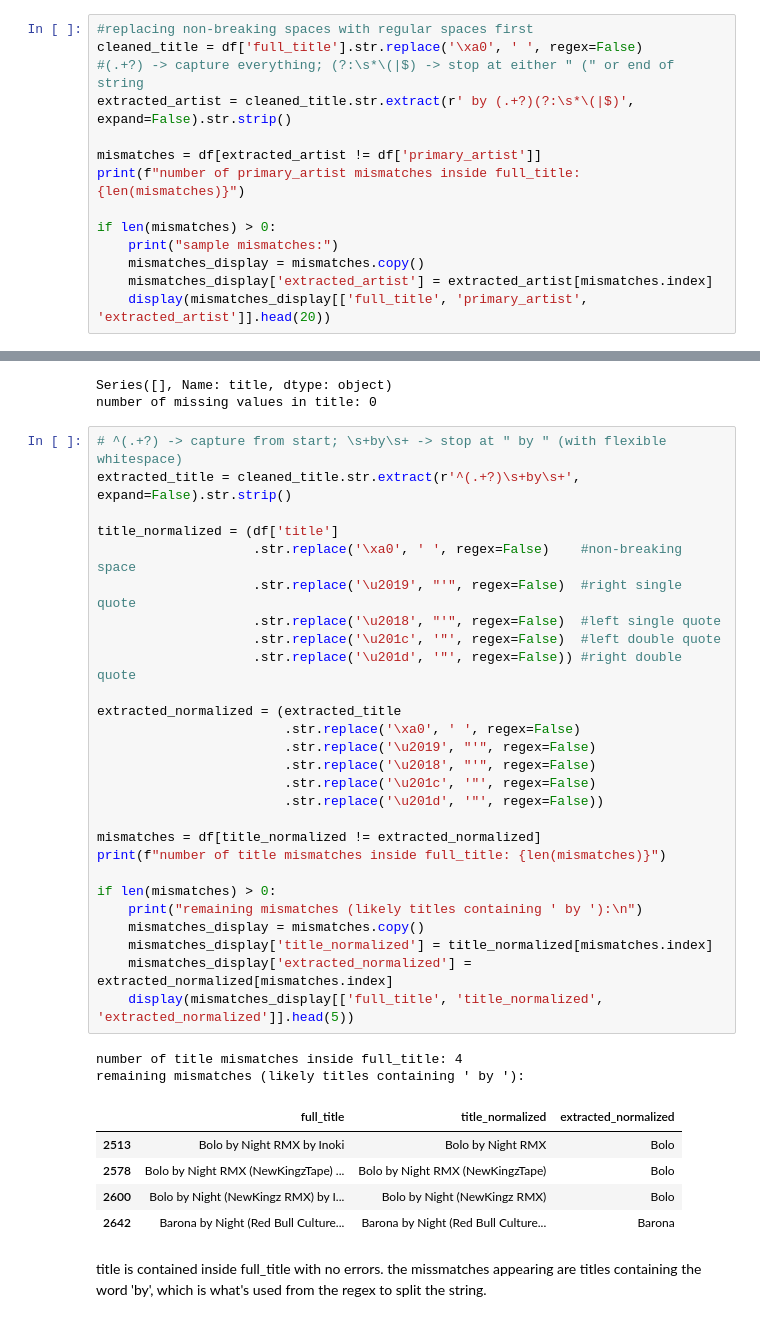
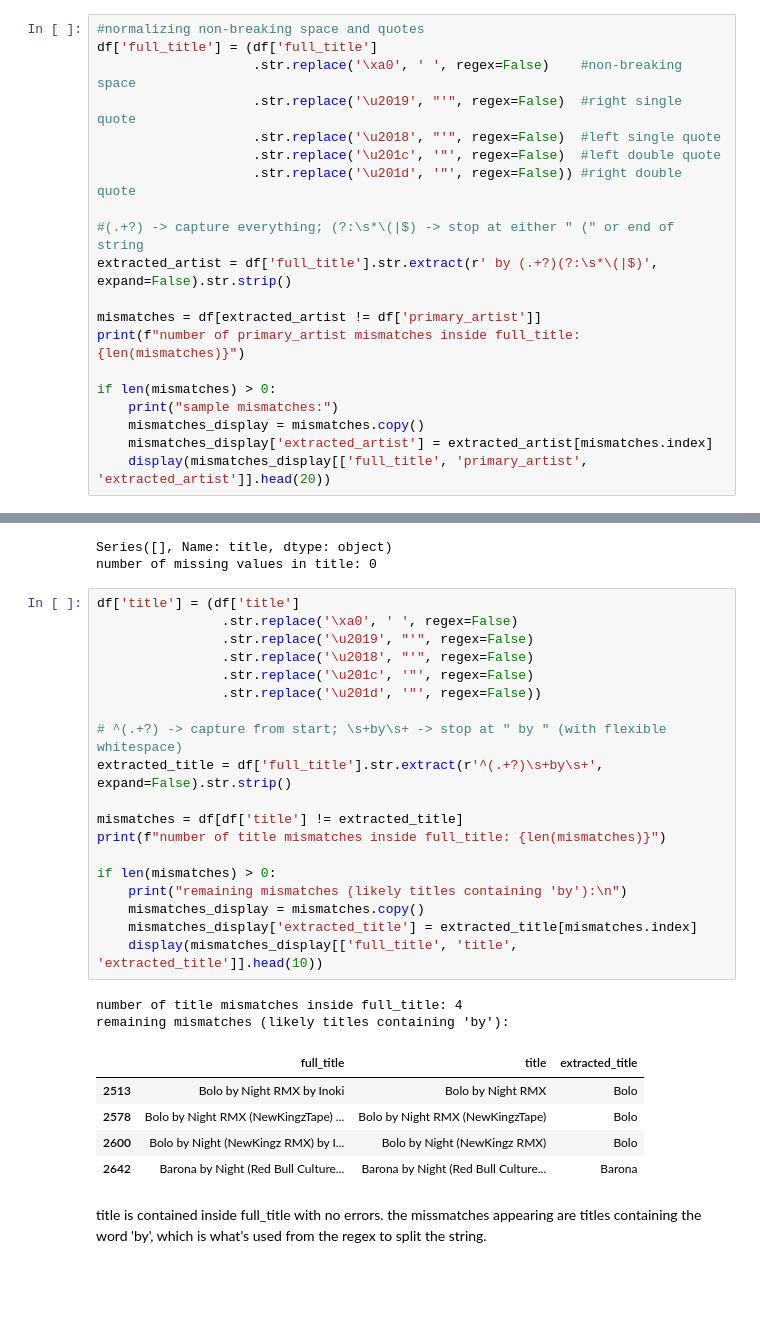
Before and after one commit to jaanisfehling/italian-rap-songs, a Jupyter notebook: data_understanding/tracks_analysis.ipynb, the cells around one changed output, grey strips where cells are left out. Drawn from its saved outputs; the diff is of its cells as text; blank space fills up the shorter version.

Commit message:
track_analysis - featured_artists, normalization now directly in the columns

```diff
--- a/data_understanding/tracks_analysis.ipynb
+++ b/data_understanding/tracks_analysis.ipynb
@@ -199,10 +199,16 @@ number of missing values in full_title: 0
 there are no missing full_title values in the dataset.
 all the full_titles are strings with the following format: "{title} by {primary_artist} (Ft. {name_artist_1}, {...}, {name_artist_n-1} & {name_artist_n})". let's check if name_artist is inside every full title
 # %%
-#replacing non-breaking spaces with regular spaces first
-cleaned_title = df['full_title'].str.replace('\xa0', ' ', regex=False)
+#normalizing non-breaking space and quotes
+df['full_title'] = (df['full_title']
+                    .str.replace('\xa0', ' ', regex=False)    #non-breaking space
+                    .str.replace('\u2019', "'", regex=False)  #right single quote
+                    .str.replace('\u2018', "'", regex=False)  #left single quote
+                    .str.replace('\u201c', '"', regex=False)  #left double quote
+                    .str.replace('\u201d', '"', regex=False)) #right double quote
+
 #(.+?) -> capture everything; (?:\s*\(|$) -> stop at either " (" or end of string
-extracted_artist = cleaned_title.str.extract(r' by (.+?)(?:\s*\(|$)', expand=False).str.strip()
+extracted_artist = df['full_title'].str.extract(r' by (.+?)(?:\s*\(|$)', expand=False).str.strip()
 
 mismatches = df[extracted_artist != df['primary_artist']]
 print(f"number of primary_artist mismatches inside full_title: {len(mismatches)}")
@@ -255,36 +261,28 @@ print(f"number of missing values in title: {len(nan_indexes)}")
 Series([], Name: title, dtype: object)
 number of missing values in title: 0
 # %%
+df['title'] = (df['title']
+                .str.replace('\xa0', ' ', regex=False)
+                .str.replace('\u2019', "'", regex=False)
+                .str.replace('\u2018', "'", regex=False)
+                .str.replace('\u201c', '"', regex=False)
+                .str.replace('\u201d', '"', regex=False))
+
 # ^(.+?) -> capture from start; \s+by\s+ -> stop at " by " (with flexible whitespace)
-extracted_title = cleaned_title.str.extract(r'^(.+?)\s+by\s+', expand=False).str.strip()
+extracted_title = df['full_title'].str.extract(r'^(.+?)\s+by\s+', expand=False).str.strip()
 
-title_normalized = (df['title']
-                    .str.replace('\xa0', ' ', regex=False)    #non-breaking space
-                    .str.replace('\u2019', "'", regex=False)  #right single quote
-                    .str.replace('\u2018', "'", regex=False)  #left single quote
-                    .str.replace('\u201c', '"', regex=False)  #left double quote
-                    .str.replace('\u201d', '"', regex=False)) #right double quote
-
-extracted_normalized = (extracted_title
-                        .str.replace('\xa0', ' ', regex=False)
-                        .str.replace('\u2019', "'", regex=False)
-                        .str.replace('\u2018', "'", regex=False)
-                        .str.replace('\u201c', '"', regex=False)
-                        .str.replace('\u201d', '"', regex=False))
-
-mismatches = df[title_normalized != extracted_normalized]
+mismatches = df[df['title'] != extracted_title]
 print(f"number of title mismatches inside full_title: {len(mismatches)}")
 
 if len(mismatches) > 0:
-    print("remaining mismatches (likely titles containing ' by '):\n")
+    print("remaining mismatches (likely titles containing 'by'):\n")
     mismatches_display = mismatches.copy()
-    mismatches_display['title_normalized'] = title_normalized[mismatches.index]
-    mismatches_display['extracted_normalized'] = extracted_normalized[mismatches.index]
-    display(mismatches_display[['full_title', 'title_normalized', 'extracted_normalized']].head(5))
+    mismatches_display['extracted_title'] = extracted_title[mismatches.index]
+    display(mismatches_display[['full_title', 'title', 'extracted_title']].head(10))
 # %% [output]
 number of title mismatches inside full_title: 4
-remaining mismatches (likely titles containing ' by '):
+remaining mismatches (likely titles containing 'by'):
-|  | full_title | title_normalized | extracted_normalized |
+|  | full_title | title | extracted_title |
 | 2513 | Bolo by Night RMX by Inoki | Bolo by Night RMX | Bolo |
 | 2578 | Bolo by Night RMX (NewKingzTape) ... | Bolo by Night RMX (NewKingzTape) | Bolo |
 | 2600 | Bolo by Night (NewKingz RMX) by I... | Bolo by Night (NewKingz RMX) | Bolo |
```
Also changed, not shown: parts of 5 cells of this notebook.
